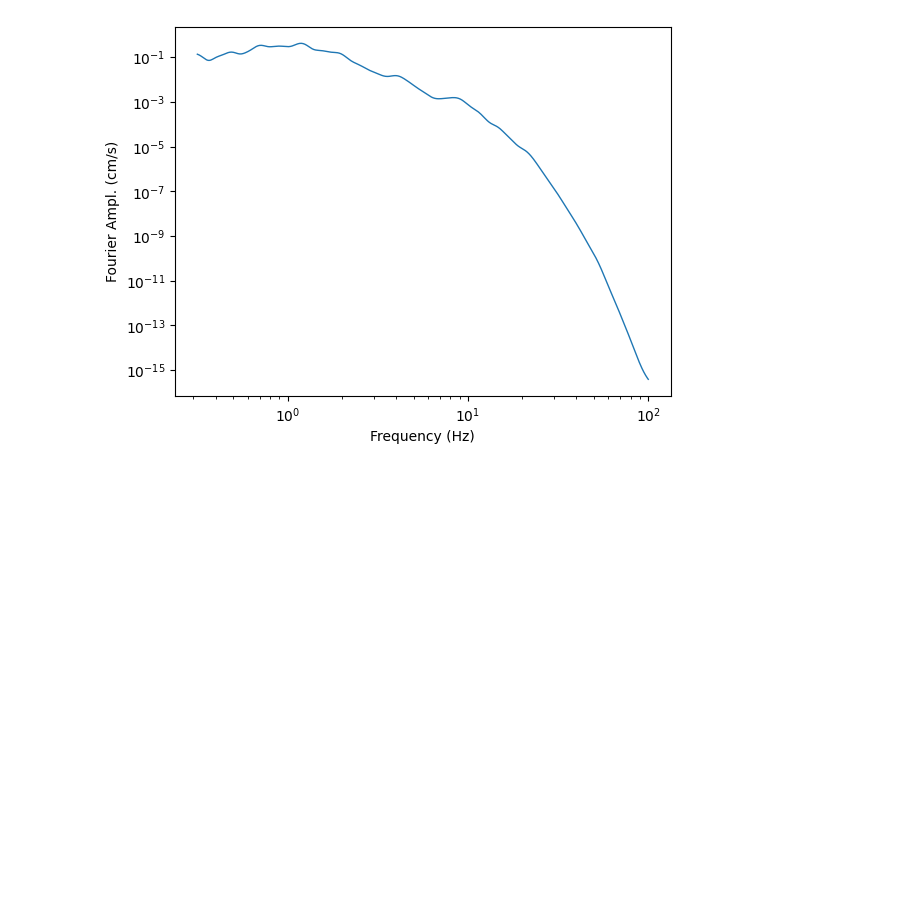
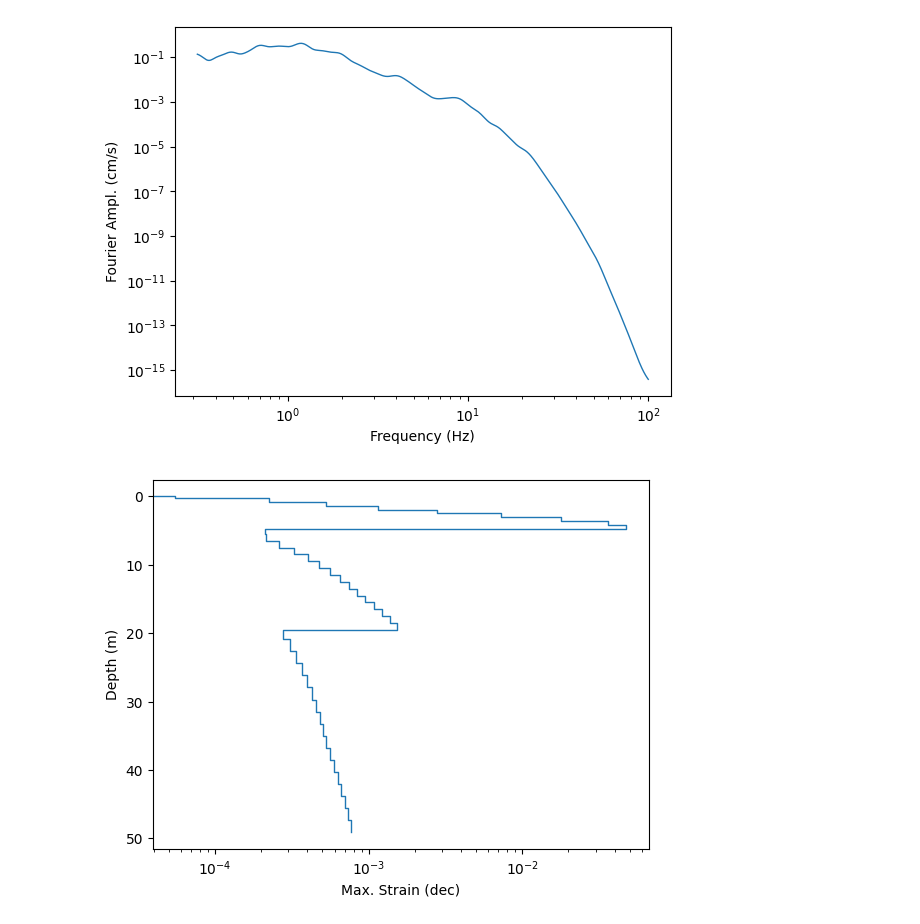
Before and after one commit to panagop/lampa, a Jupyter notebook: jupyter/998 - LampaClasses - EquivalentLinear.ipynb, the cells around one changed output. Saved outputs shown, nothing was run; the diff lists cells and outputs as text; code cells hidden in the pictures; blank space fills up the shorter version.

```diff
--- a/jupyter/998 - LampaClasses - EquivalentLinear.ipynb
+++ b/jupyter/998 - LampaClasses - EquivalentLinear.ipynb
@@ -96,6 +96,10 @@ lproject.response_spectrum_ratio().plot();
 lproject.fourier_amplitude_spectrum().plot();
 # %% [output]
 [figure]
+# %%
+lproject.max_strain_prifile().plot(style="indiv");
+# %% [output]
+[figure, added]
 # %%
 linput.save_json_file('test_equivalent_linear_from_jupyter_998.json')
 
```
Also changed, not shown: 4 other files.
